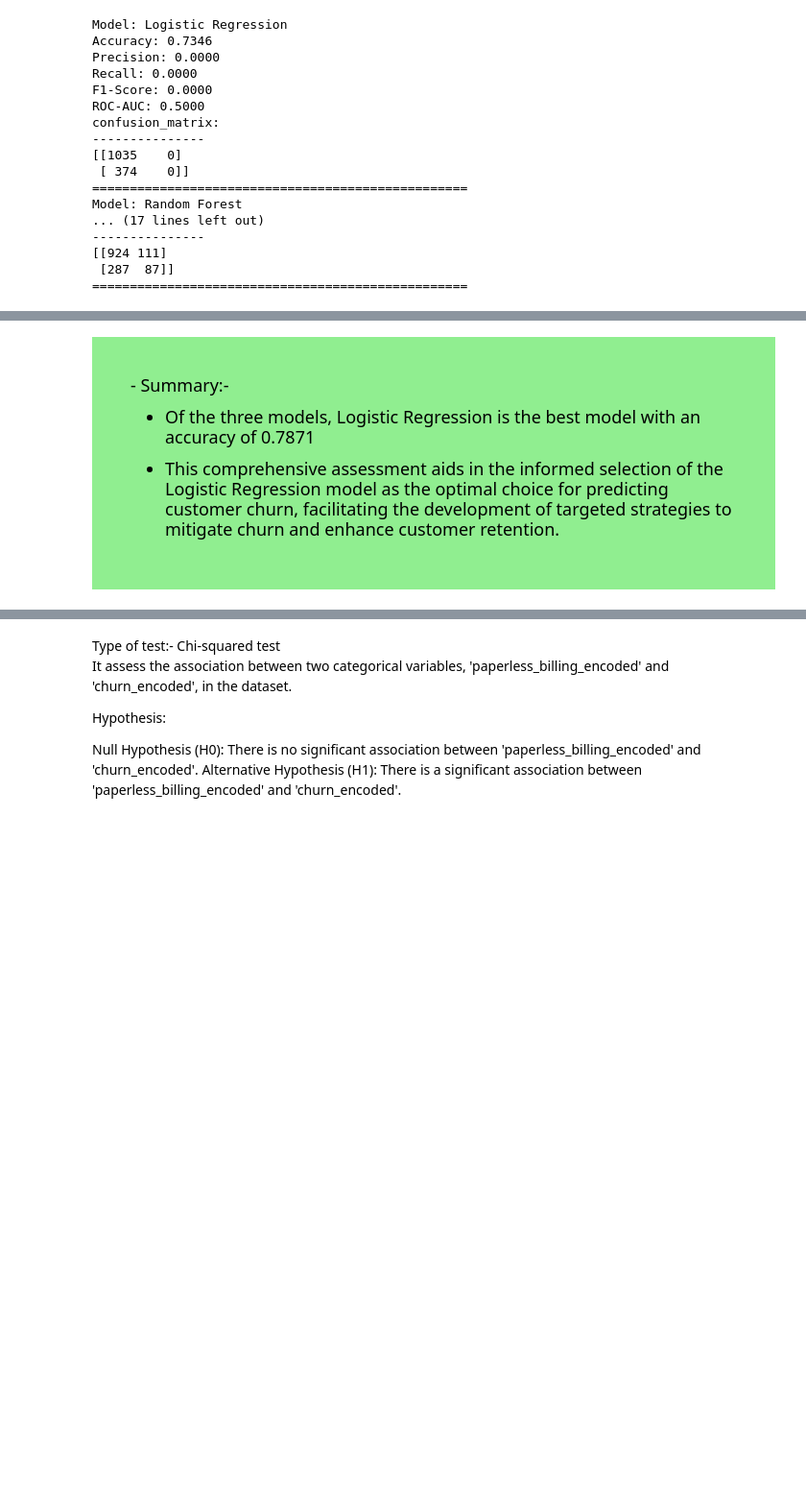
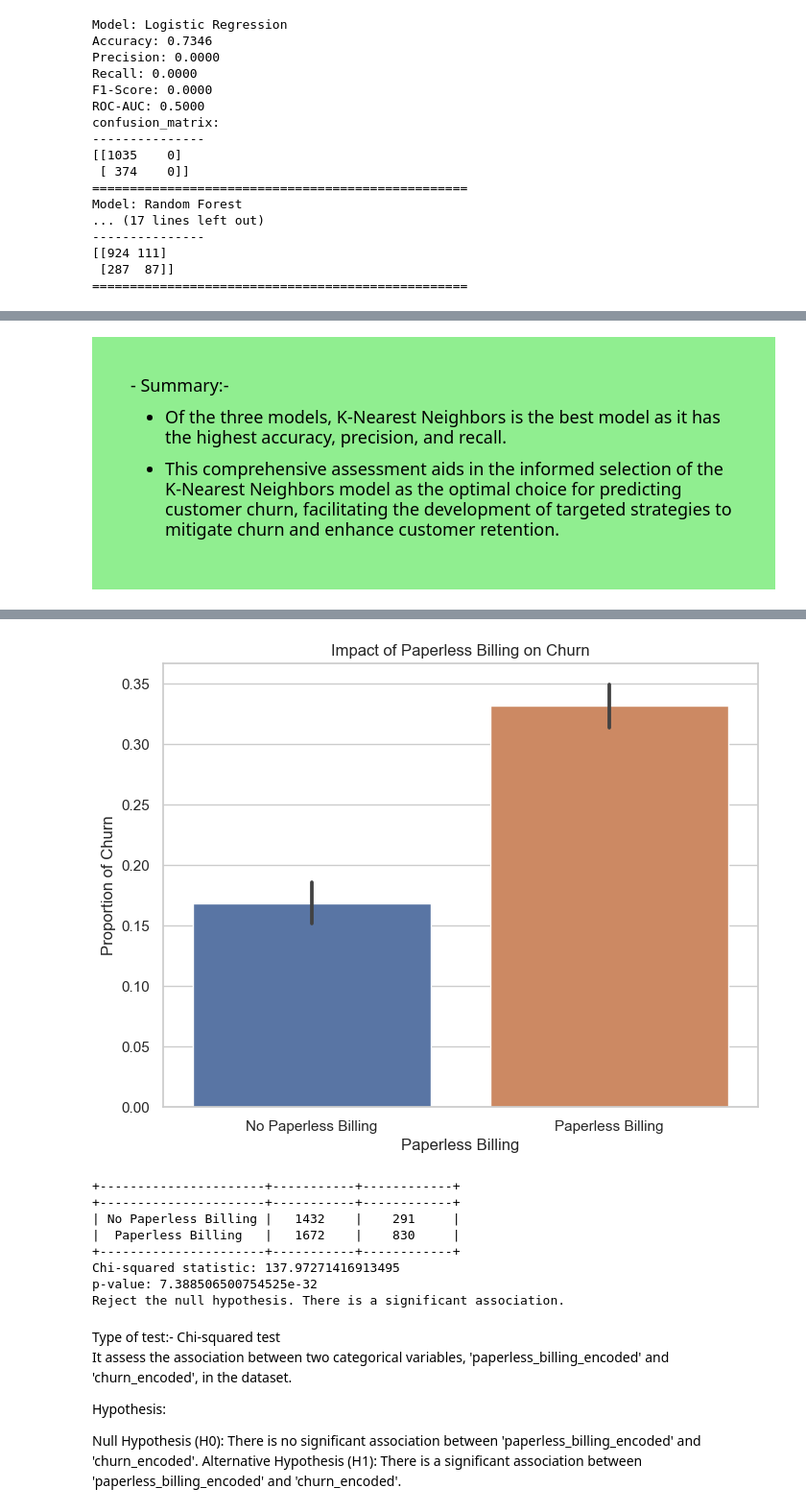
Before and after one commit to AswathyRadha100/Classification_Project, a Jupyter notebook: final_report.ipynb, the cells around one changed output, grey strips where cells are left out. Shown at 96% size. Saved outputs shown, nothing was run; the diff lists cells and outputs as text; code cells hidden in the pictures; blank space fills up the shorter version.

```diff
--- a/final_report.ipynb
+++ b/final_report.ipynb
@@ -376,12 +423,9 @@ Model: Random Forest
 <div style="background-color: lightgreen; padding: 40px; font-size: 18px;">
  - Summary:-
 
+  - Of the three models, K-Nearest Neighbors is the best model as it has the highest accuracy, precision, and recall.
 
- - Of the three models, Logistic Regression is the best model with an accuracy of  0.7871
-
-
-
-  - This comprehensive assessment aids in the informed selection of the Logistic Regression model as the optimal choice for predicting customer churn, facilitating the development of targeted strategies to mitigate churn and enhance customer retention.
+  - This comprehensive assessment aids in the informed selection of the K-Nearest Neighbors model as the optimal choice for predicting customer churn, facilitating the development of targeted strategies to mitigate churn and enhance customer retention.
 
 </div>
 # %% [markdown]
@@ -393,3 +437,57 @@ Model: Random Forest
+# %%
+import pandas as pd
+import seaborn as sns
+import matplotlib.pyplot as plt
+from scipy import stats
+from tabulate import tabulate
+
+# Load your data
+# Assuming you have 'train' DataFrame
+
+# Create a contingency table
+contingency_table = pd.crosstab(train['paperless_billing_encoded'], train['churn_encoded'])
+
+# Perform chi-squared test
+chi2, p_value, dof, expected = stats.chi2_contingency(contingency_table)
+
+# Set significance level
+alpha = 0.05
+
+# Interpret results
+if p_value < alpha:
+    significance = "Reject the null hypothesis. There is a significant association."
+else:
+    significance = "Fail to reject the null hypothesis. There is no significant association."
+
+# Create a bar plot to visualize the proportions
+plt.figure(figsize=(8, 6))
+sns.barplot(data=train, x="paperless_billing_encoded", y="churn_encoded")
+plt.title("Impact of Paperless Billing on Churn")
+plt.xlabel("Paperless Billing")
+plt.ylabel("Proportion of Churn")
+plt.xticks([0, 1], ['No Paperless Billing', 'Paperless Billing'])
+plt.show()
+
+# Display the formatted contingency table
+contingency_table_formatted = tabulate(contingency_table, headers=['Churn: No', 'Churn: Yes'], showindex=['No Paperless Billing', 'Paperless Billing'], tablefmt='pretty')
+print(contingency_table_formatted)
+
+# Print the chi-squared statistic and p-value
+print("Chi-squared statistic:", chi2)
+print("p-value:", p_value)
+
+# Print the significance interpretation
+print(significance)
+# %% [output]
+[figure, added]
++----------------------+-----------+------------+
++----------------------+-----------+------------+
+| No Paperless Billing |   1432    |    291     |
+|  Paperless Billing   |   1672    |    830     |
++----------------------+-----------+------------+
+Chi-squared statistic: 137.97271416913495
+p-value: 7.388506500754525e-32
+Reject the null hypothesis. There is a significant association.
 # %% [markdown]
 Type of test:- Chi-squared test
 It assess the association between two categorical variables,
```
Also changed, not shown: parts of 30 cells of this notebook.
